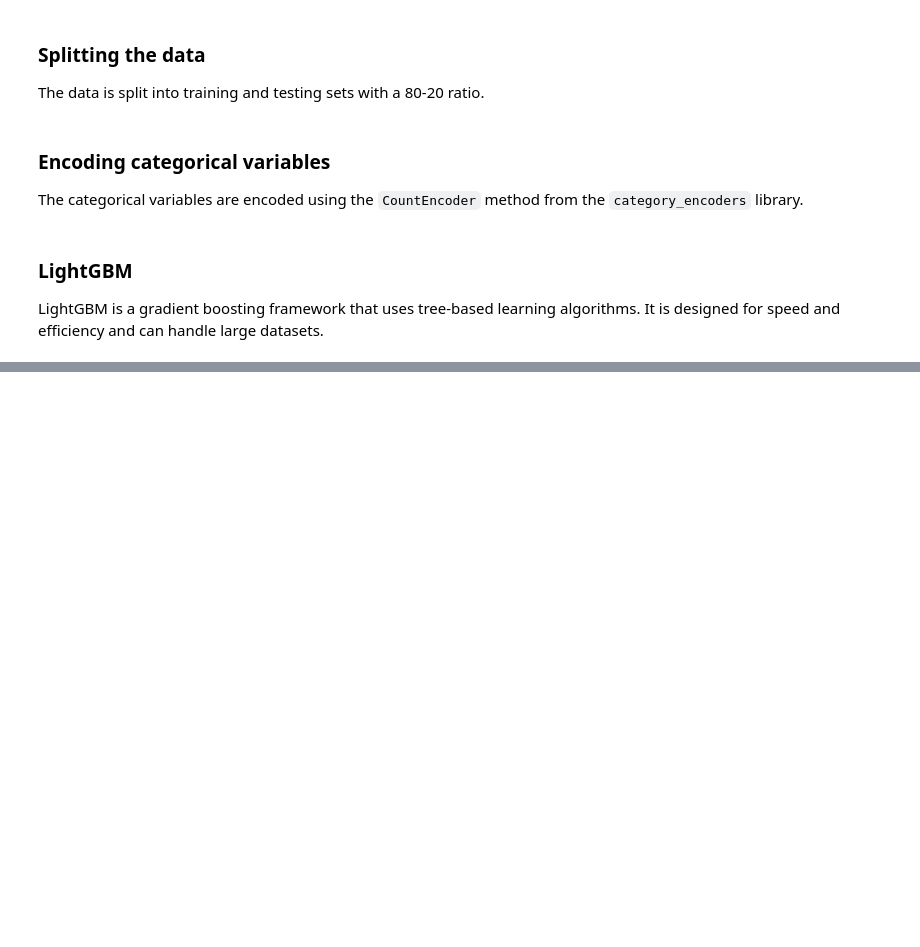
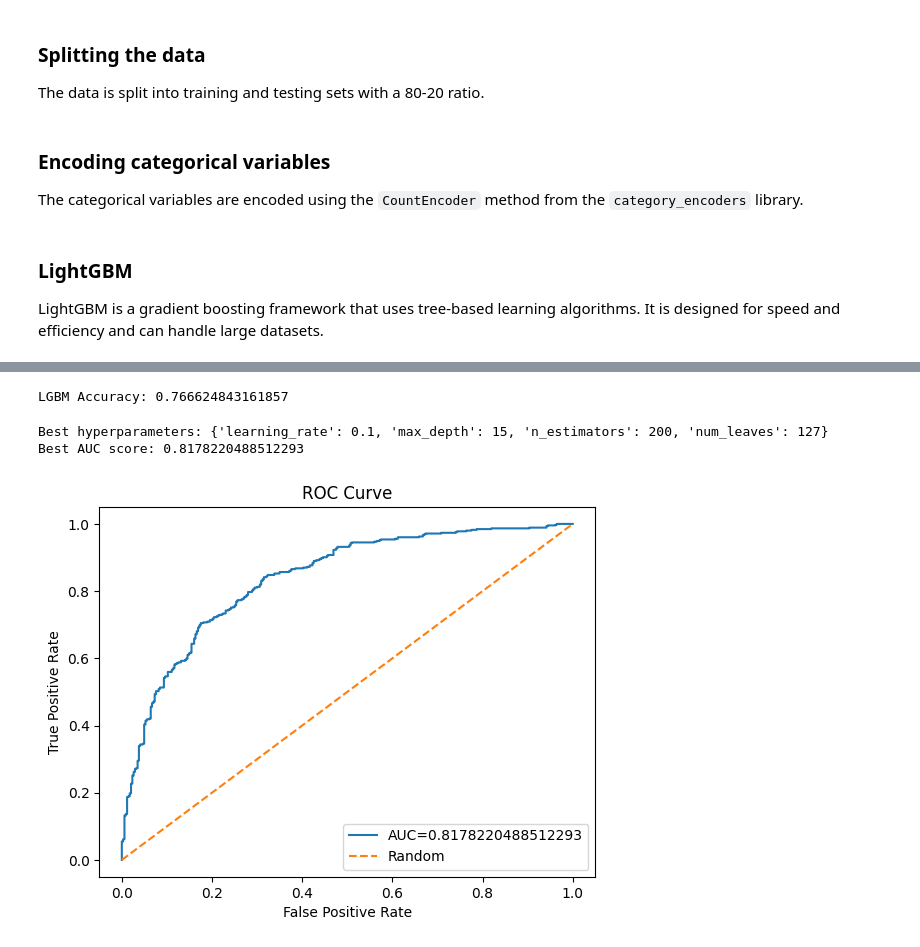
Before and after one commit to josehenriqueroveda/qc-classifier, a Jupyter notebook: qc_classifier/qc_ml.ipynb, the cells around one changed output, grey strips where cells are left out. Drawn from its saved outputs; the diff is of its cells as text; code cells hidden in the pictures; blank space fills up the shorter version.

```diff
--- a/qc_classifier/qc_ml.ipynb
+++ b/qc_classifier/qc_ml.ipynb
@@ -339,12 +340,12 @@ from sklearn.metrics import accuracy_score, classification_report, confusion_mat
 # %%
 param_grid_lgbm = {
     'learning_rate': [0.05, 0.08, 0.1,],
-    'max_depth': [1, 3, 5, 7, 10, 15, 20, 25, 30],
+    'max_depth': [3, 7, 15, 25, 30, 50],
     'num_leaves': [7, 15, 31, 63, 127, 255, 511],
-    'n_estimators': [10, 50, 100, 200, 500]
+    'n_estimators': [10, 50, 100, 200, 350]
 }
 # %%
 lgbm_classifier = lightgbm.LGBMClassifier(random_state=42)
 # %%
-grid_search_lgbm = GridSearchCV(lgbm_classifier, param_grid_lgbm, cv=5, n_jobs=-1, verbose=1, scoring='roc_auc')
+grid_search_lgbm = GridSearchCV(lgbm_classifier, param_grid_lgbm, cv=5, n_jobs=-1, scoring='roc_auc')
 grid_search_lgbm.fit(X_train_encoded, y_train)
@@ -350,0 +378,38 @@ grid_search_lgbm.fit(X_train_encoded, y_train)
+# %%
+accuracy_lgbm = accuracy_score(y_test, y_pred_lgbm)
+print(f"LGBM Accuracy: {accuracy_lgbm}")
+# %% [output]
+LGBM Accuracy: 0.766624843161857
+# %%
+print('Best hyperparameters:', grid_search_lgbm.best_params_)
+print('Best AUC score:', grid_search_lgbm.best_score_)
+# %% [output]
+Best hyperparameters: {'learning_rate': 0.1, 'max_depth': 15, 'n_estimators': 200, 'num_leaves': 127}
+Best AUC score: 0.8178220488512293
+# %%
+y_pred_proba_lgbm = grid_search_lgbm.predict_proba(X_test_encoded)[:, 1]
+fpr, tpr, thresholds = roc_curve(y_test, y_pred_proba_lgbm)
+
+fig5 = px.area(
+    x=fpr, y=tpr,
+    title=f"ROC Curve (AUC={grid_search_lgbm.best_score_})",
+    labels=dict(x="False Positive Rate", y="True Positive Rate"),
+    width=600, height=400
+)
+
+fig5.add_shape(
+    type='line', line=dict(dash='dash'),
+    x0=0, x1=1, y0=0, y1=1
+)
+
+fig5.show()
+# %%
+plt.plot(fpr, tpr, label=f"AUC={grid_search_lgbm.best_score_}")
+plt.plot([0, 1], [0, 1], linestyle="--", label="Random")
+plt.xlabel("False Positive Rate")
+plt.ylabel("True Positive Rate")
+plt.title("ROC Curve")
+plt.legend()
+plt.show()
+# %% [output]
+[figure, added]
```
Also changed, not shown: parts of 6 cells of this notebook.
